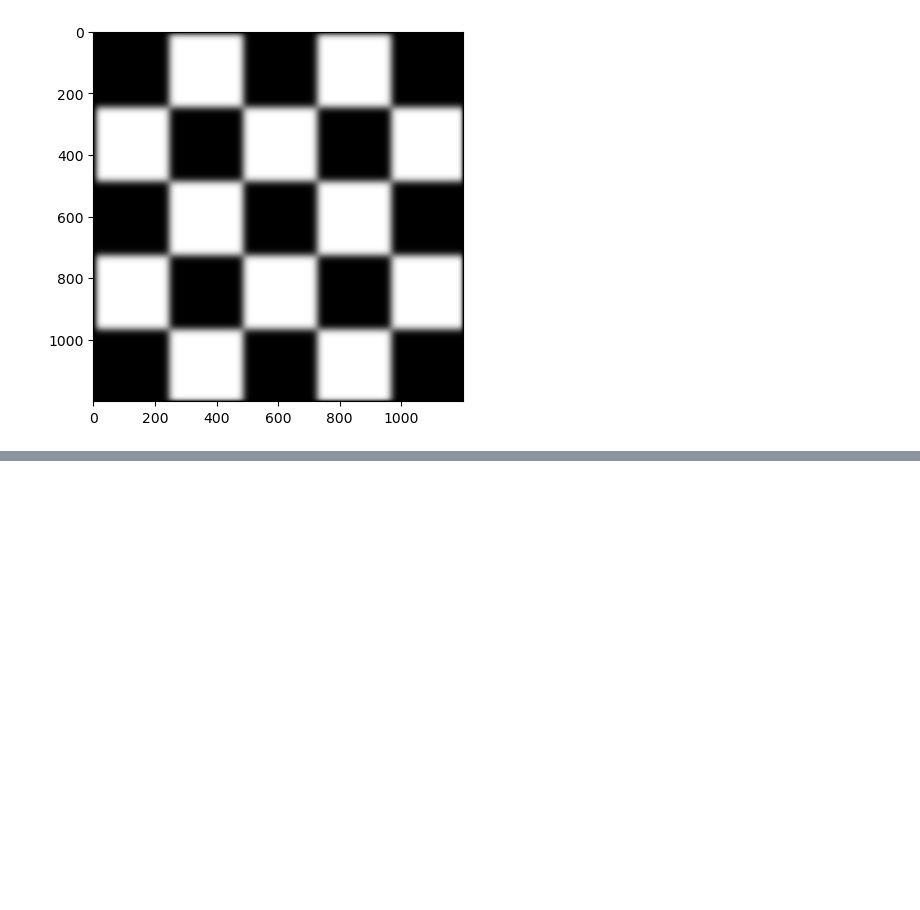
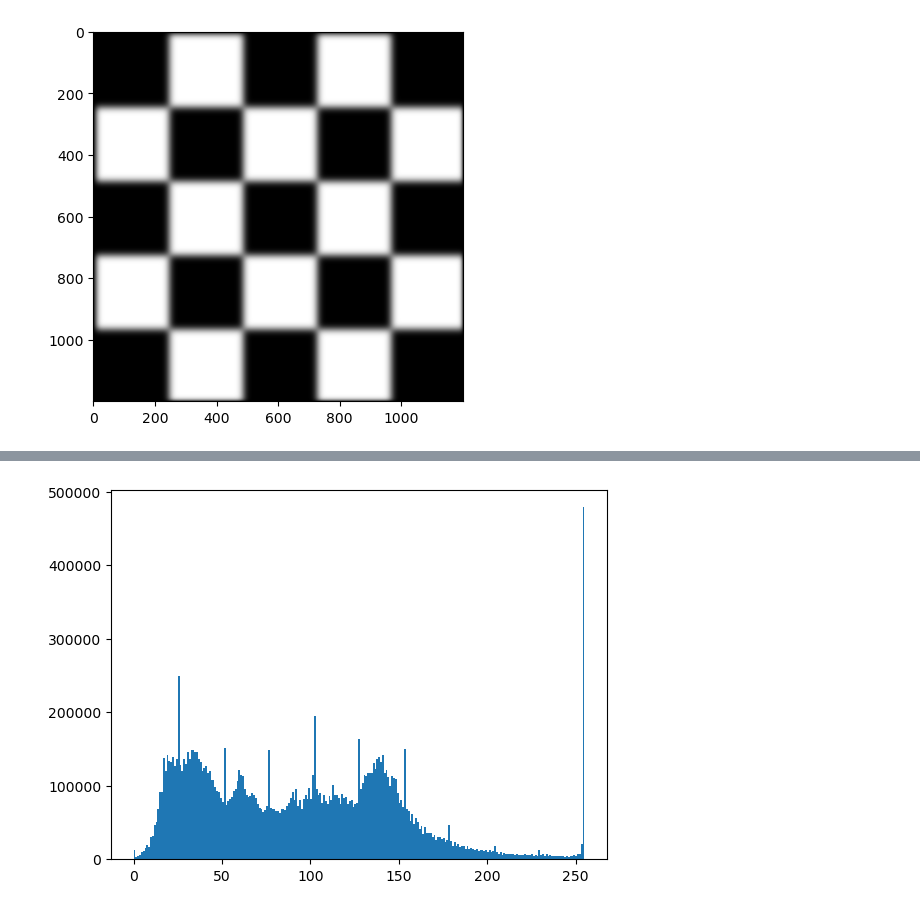
Before and after one commit to Kushalgouda-Patil/CEVI-Summer_School, a Jupyter notebook: practise/convolve.ipynb, the cells around one changed output, grey strips where cells are left out. Cells and saved outputs as stored; diff of their text form; code cells hidden in the pictures; blank space fills up the shorter version.

```diff
--- a/practise/convolve.ipynb
+++ b/practise/convolve.ipynb
@@ -43,0 +51,6 @@ plt.imshow(result,cmap='gray')
+# %%
+# plot histogram of pixel intesities
+plt.hist(ch_g.ravel(),245)
+plt.show()
+# %% [output]
+[figure, added]
```
Also changed, not shown: parts of 1 cell of this notebook, 3 other files.
